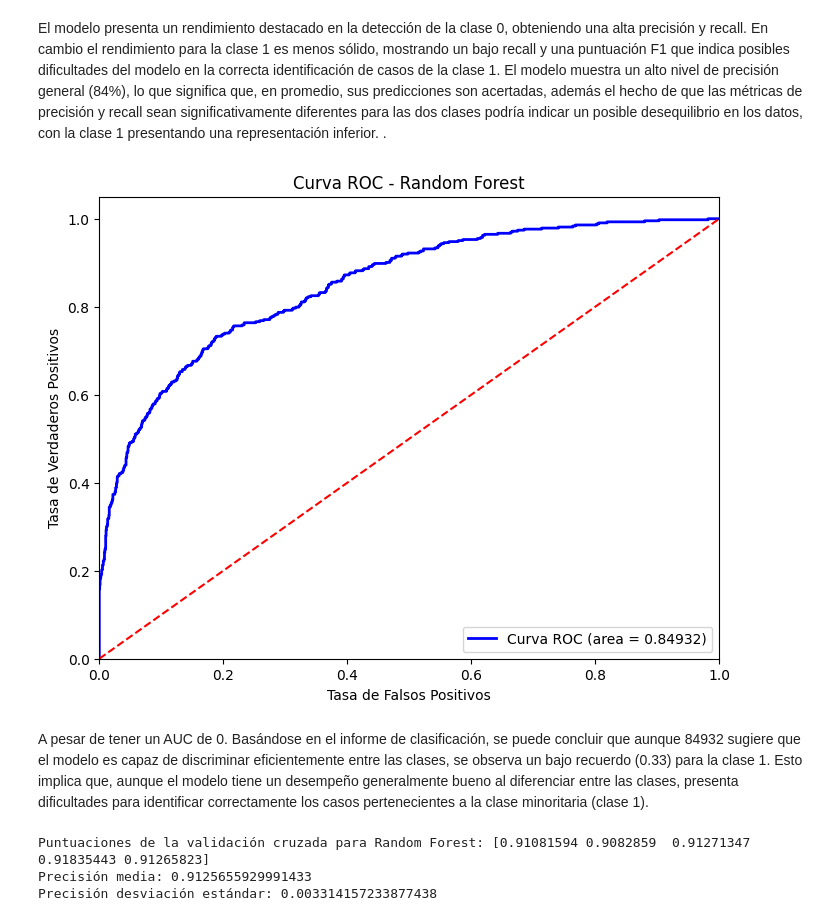
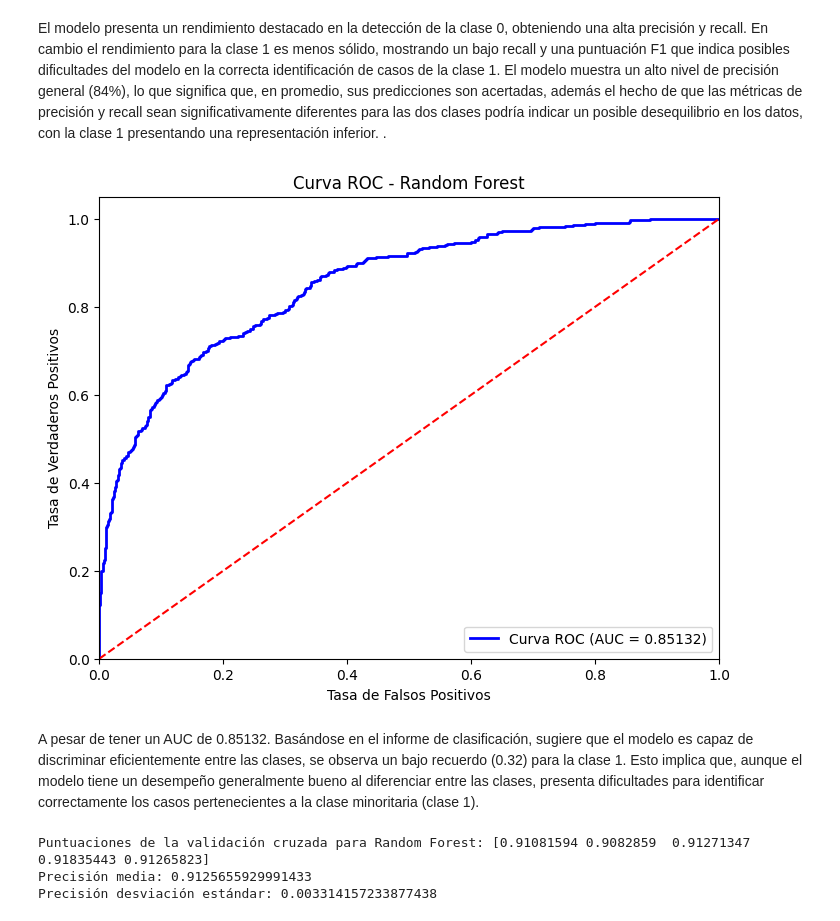
Before and after one commit to MariaChuquitarco/014MBID, a Jupyter notebook: TFM_1.ipynb, the cells around one changed output. Cells and saved outputs as stored; diff of their text form; code cells hidden in the pictures.

```diff
--- a/TFM_1.ipynb
+++ b/TFM_1.ipynb
@@ -1027,23 +1027,23 @@ El modelo muestra un alto nivel de precisión general (84%), lo que significa qu
 # %%
 # Calcular la curva ROC
 fpr_rf, tpr_rf, thresholds_rf = roc_curve(y_test_int, y_prob_rf)
 roc_auc_rf = auc(fpr_rf, tpr_rf)
 
 # Graficar la curva ROC
 plt.figure(figsize=(8, 6))
-plt.plot(fpr_rf, tpr_rf, color='blue', lw=2, label='Curva ROC (area = %0.5f)' % roc_auc_rf)
+plt.plot(fpr_rf, tpr_rf, color='blue', lw=2, label='Curva ROC (AUC = %0.5f)' % roc_auc_rf)
 plt.plot([0, 1], [0, 1], color='red', linestyle='--')
 plt.xlim([0.0, 1.0])
 plt.ylim([0.0, 1.05])
 plt.xlabel('Tasa de Falsos Positivos')
 plt.ylabel('Tasa de Verdaderos Positivos')
 plt.title('Curva ROC - Random Forest')
 plt.legend(loc='lower right')
 plt.show()
 # %% [output]
-[figure, old version]
+[figure, new version]
 # %% [markdown]
-A pesar de tener un AUC de 0. Basándose en el informe de clasificación, se puede concluir que aunque 84932 sugiere que el modelo es capaz de discriminar eficientemente entre las clases, se observa un bajo recuerdo (0.33) para la clase 1. Esto implica que, aunque el modelo tiene un desempeño generalmente bueno al diferenciar entre las clases, presenta dificultades para identificar correctamente los casos pertenecientes a la clase minoritaria (clase 1).
+A pesar de tener un AUC de 0.85132. Basándose en el informe de clasificación,  sugiere que el modelo es capaz de discriminar eficientemente entre las clases, se observa un bajo recuerdo (0.32) para la clase 1. Esto implica que, aunque el modelo tiene un desempeño generalmente bueno al diferenciar entre las clases, presenta dificultades para identificar correctamente los casos pertenecientes a la clase minoritaria (clase 1).
 # %%
 # Validación cruzada
 cv_scores_rf = cross_val_score(model_rf, X_train_scaled, y_train, cv=5, scoring='accuracy')
```
Also changed, not shown: parts of 11 cells of this notebook.
